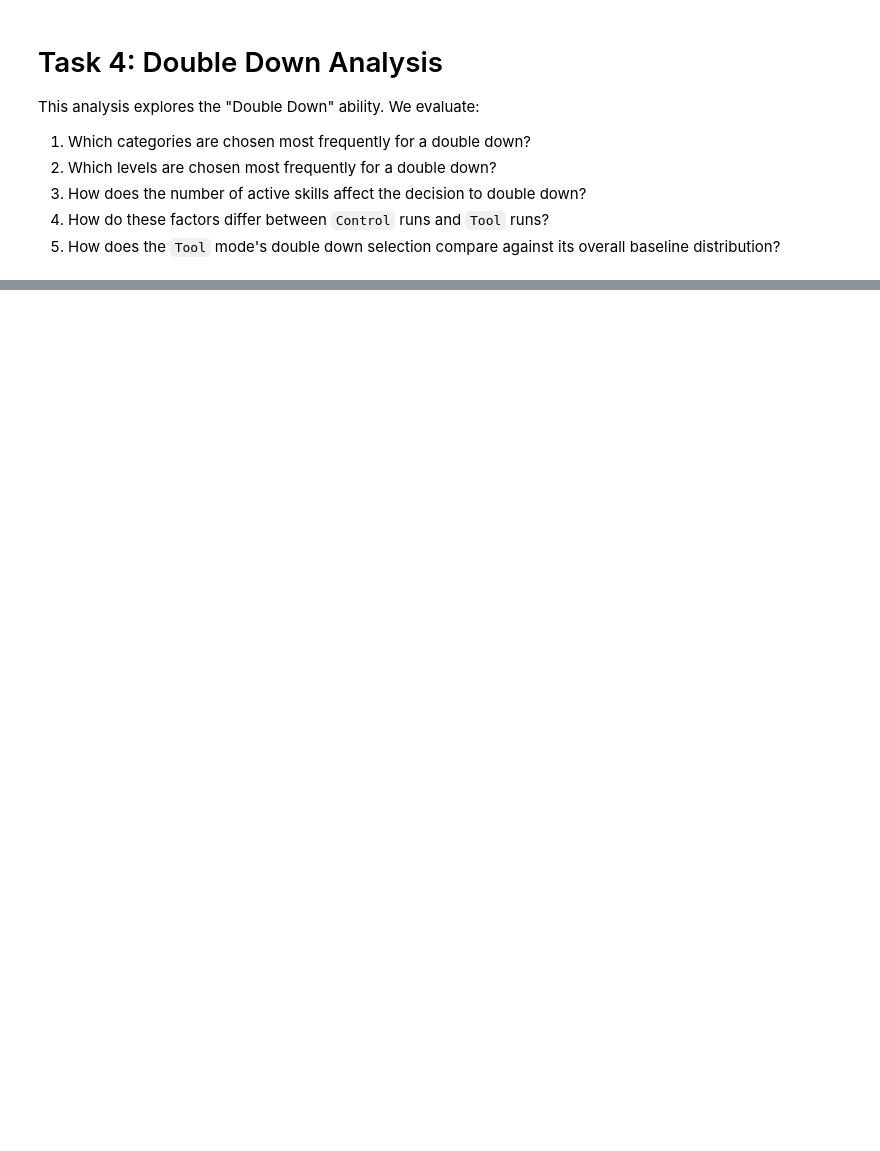
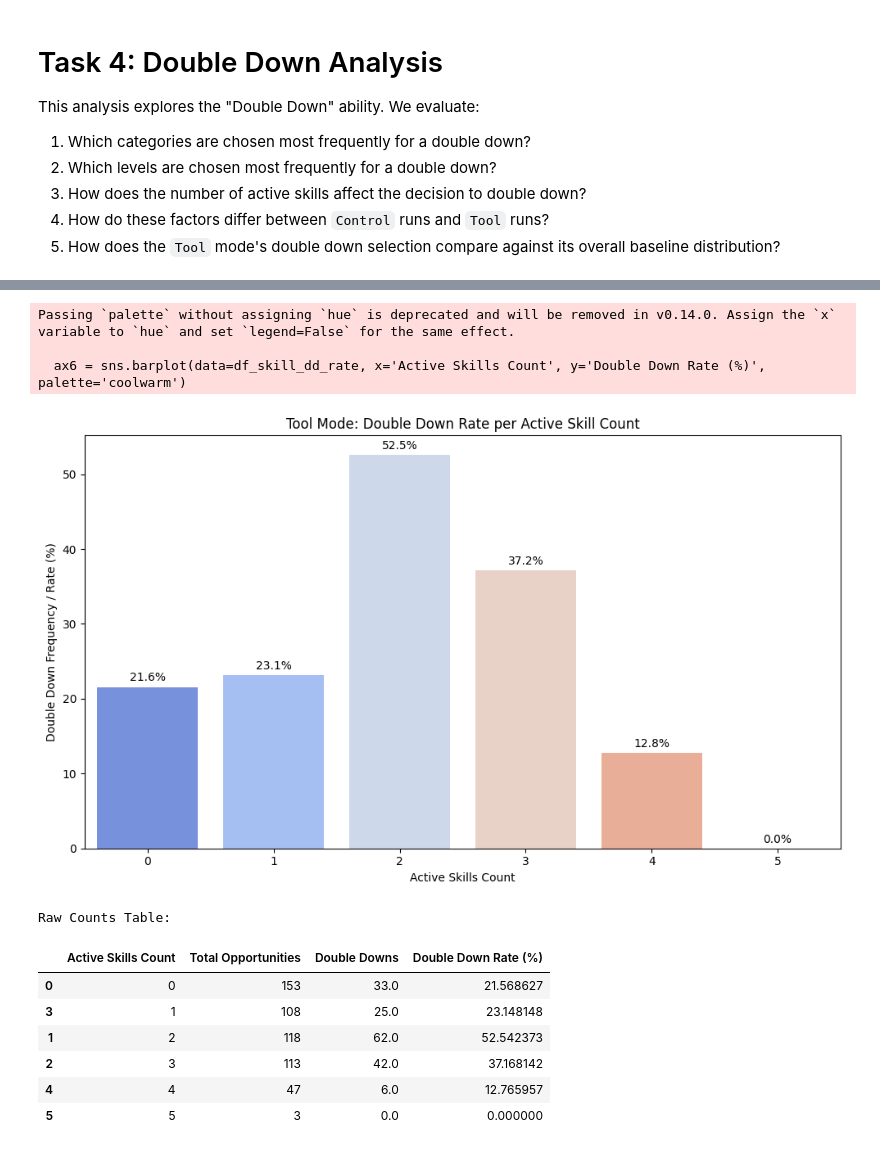
Before and after one commit to Lakindu2003/dungeon_of_self, a Jupyter notebook: backend/results_viewer/notebooks/task_4_double_down.ipynb, the cells around one changed output, grey strips where cells are left out. Drawn from its saved outputs; the diff is of its cells as text; code cells hidden in the pictures; blank space fills up the shorter version.

```diff
--- a/backend/results_viewer/notebooks/task_4_double_down.ipynb
+++ b/backend/results_viewer/notebooks/task_4_double_down.ipynb
@@ -128,0 +220,61 @@ Loaded 11 Double Down events.
+# %%
+# ==========================================================
+# 6. Double Down Rate per Active Skill Count (Tool Only)
+# This chart compares the number of double downs against the
+# total opportunities (questions faced) at each skill count.
+# ==========================================================
+
+# Calculate the total number of questions answered in tool mode for each active skill count
+tool_skill_counts = []
+for r in all_data:
+    if r['mode'] == 'tool':
+        for q in r['questions_attempted']:
+            # 'active_skills' usually has a length, check if we stored it directly
+            # If not, count the length of the list, fallback to what was stored
+            if 'active_skills' in q:
+                tool_skill_counts.append(len(q['active_skills']))
+            elif 'active_skills_count' in q:
+                tool_skill_counts.append(q['active_skills_count'])
+            else:
+                tool_skill_counts.append(0)
+
+df_tool_skills = pd.DataFrame(tool_skill_counts, columns=['active_skills_count'])
+
+# Count total opportunities for each skill count
+skill_opportunities = df_tool_skills['active_skills_count'].value_counts().rename('Total Opportunities')
+
+# Count actual double downs for each skill count
+dd_by_skill = df_dd_tool['active_skills_count'].value_counts().rename('Double Downs')
+
+# Combine and calculate the percentage rate
+df_skill_dd_rate = pd.concat([skill_opportunities, dd_by_skill], axis=1).fillna(0)
+df_skill_dd_rate['Double Down Rate (%)'] = (df_skill_dd_rate['Double Downs'] / df_skill_dd_rate['Total Opportunities']) * 100
+df_skill_dd_rate = df_skill_dd_rate.reset_index().rename(columns={'active_skills_count': 'Active Skills Count'}).sort_values('Active Skills Count')
+
+# Plot the Rate
+plt.figure(figsize=(10, 6))
+ax6 = sns.barplot(data=df_skill_dd_rate, x='Active Skills Count', y='Double Down Rate (%)', palette='coolwarm')
+plt.title('Tool Mode: Double Down Rate per Active Skill Count')
+plt.xlabel('Active Skills Count')
+plt.ylabel('Double Down Frequency / Rate (%)')
+for container in ax6.containers:
+    ax6.bar_label(container, fmt='%.1f%%', padding=3)
+plt.tight_layout()
+plt.show()
+
+# Display the raw numbers as well
+print("Raw Counts Table:")
+display(df_skill_dd_rate)
+# %% [output]
+Passing `palette` without assigning `hue` is deprecated and will be removed in v0.14.0. Assign the `x` variable to `hue` and set `legend=False` for the same effect.
+
+  ax6 = sns.barplot(data=df_skill_dd_rate, x='Active Skills Count', y='Double Down Rate (%)', palette='coolwarm')
+[figure, added]
+Raw Counts Table:
+|  | Active Skills Count | Total Opportunities | Double Downs | Double Down Rate (%) |
+| 0 | 0 | 153 | 33.0 | 21.568627 |
+| 3 | 1 | 108 | 25.0 | 23.148148 |
+| 1 | 2 | 118 | 62.0 | 52.542373 |
+| 2 | 3 | 113 | 42.0 | 37.168142 |
+| 4 | 4 | 47 | 6.0 | 12.765957 |
+| 5 | 5 | 3 | 0.0 | 0.000000 |
```
Also changed, not shown: parts of 1 cell of this notebook, 5 other files.
